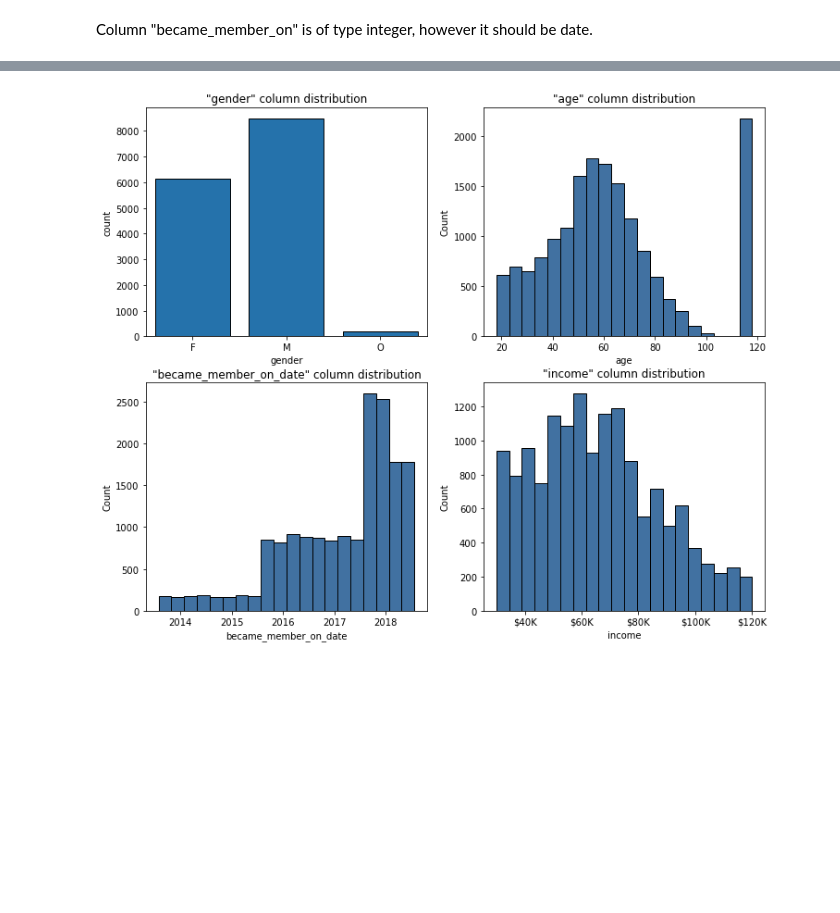
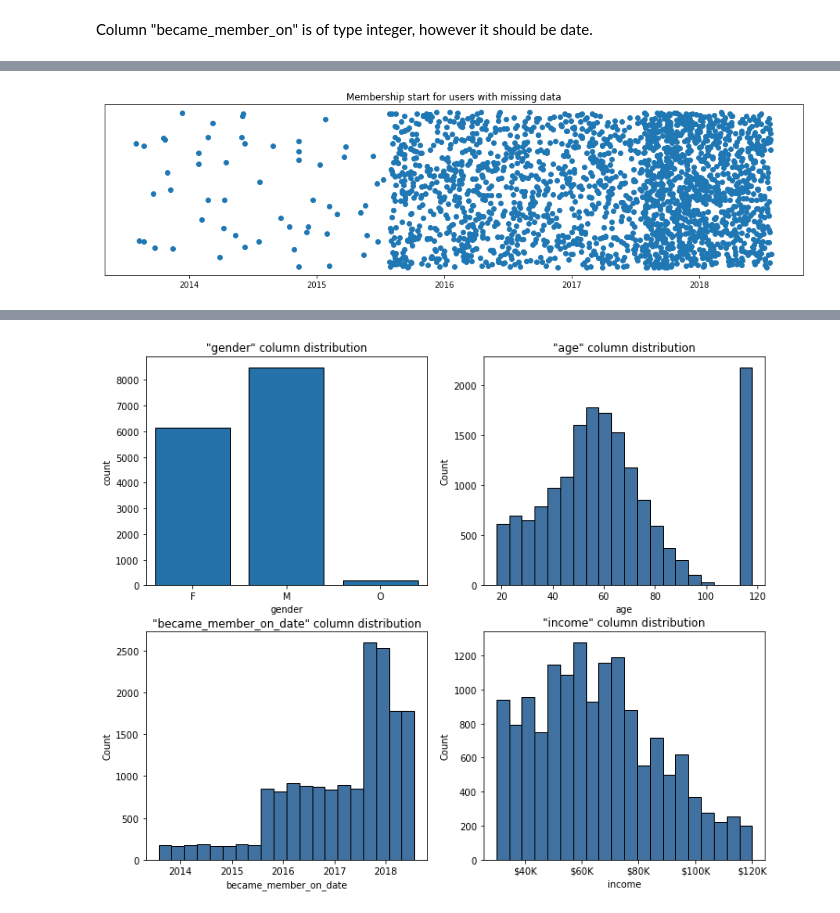
Before and after one commit to jvuger/StarbucksProject, a Jupyter notebook: Starbucks_Capstone_notebook.ipynb, the cells around one changed output, grey strips where cells are left out. Drawn from its saved outputs; the diff is of its cells as text; code cells hidden in the pictures; blank space fills up the shorter version.

Commit message:
Add files via upload
New version of notebook, data preparation finalized, modelling started.

```diff
--- a/Starbucks_Capstone_notebook.ipynb
+++ b/Starbucks_Capstone_notebook.ipynb
@@ -125,0 +220,3 @@ Finally, informational offers don't have minimum purchase amount, and also don't
+# %%
+profile_new = profile
+profile_new.info()
@@ -173,4 +292,5 @@ round(profile['gender'].isnull().sum() / profile.shape[0], 2)
 # %% [markdown]
 Column "became_member_on" is of type integer, however it should be date.
 # %%
-profile['became_member_on_date'] = pd.to_datetime(profile['became_member_on'].astype(str), format='%Y%m%d')
+profile_new['became_member_on_date'] = pd.to_datetime(profile_new['became_member_on'].astype(str), format='%Y%m%d')
+profile_new = profile_new.drop(['became_member_on'], axis = 'columns')
@@ -196,0 +297,11 @@ print(max_date)
+# %%
+plt.figure(figsize=(16,4))
+plt.scatter(profile_new[profile_new['age'] == 118]['became_member_on_date'], profile_new[profile_new['age'] == 118]['age'].index);
+plt.title("Membership start for users with missing data");
+
+#get current axes
+ax = plt.gca()
+#hide y-axis
+ax.get_yaxis().set_visible(False)
+# %% [output]
+[figure, added]
```
Also changed, not shown: parts of 136 cells of this notebook.
